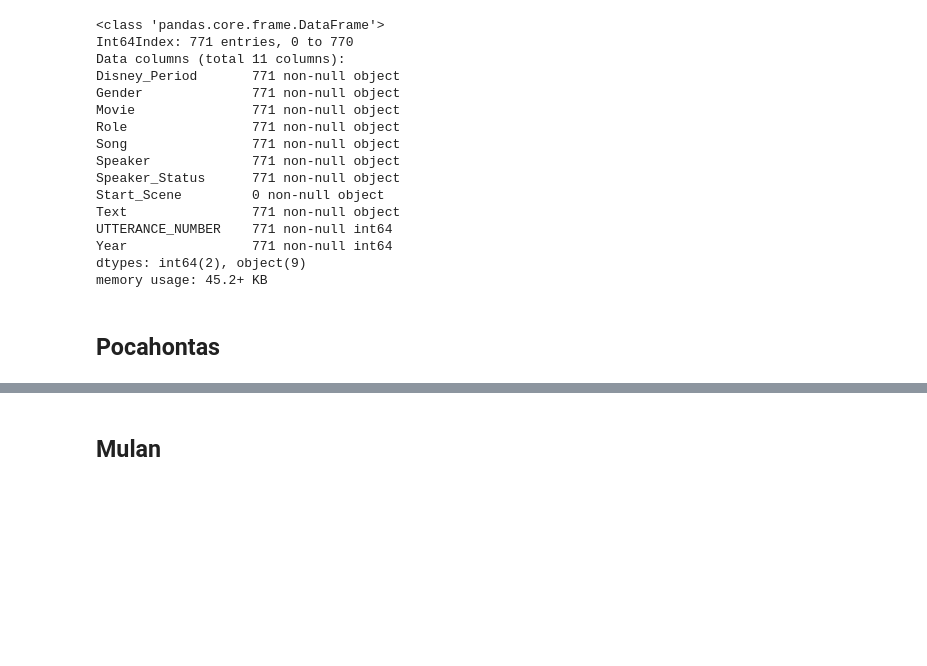
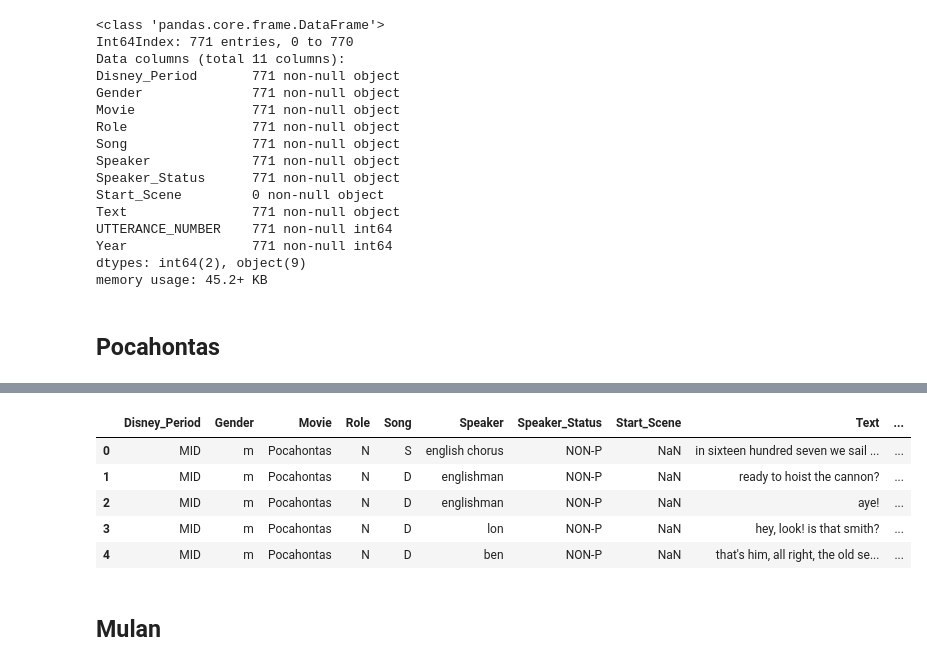
Before and after one commit to Data-Science-for-Linguists-2019/Animated-Movie-Gendered-Dialogue, a Jupyter notebook: code/Disney_Data_Edits.ipynb, the cells around one changed output, grey strips where cells are left out. Saved outputs shown, nothing was run; the diff lists cells and outputs as text; code cells hidden in the pictures; blank space fills up the shorter version.

```diff
--- a/code/Disney_Data_Edits.ipynb
+++ b/code/Disney_Data_Edits.ipynb
@@ -2715,0 +3069,4 @@ b_b.reset_index(drop = True, inplace = True)
+# %%
+poc_songs.extend(list(range(524,533)))
+# %%
+poc_songs.extend([536, 537, 538])
@@ -2715,0 +3097,2 @@ b_b.reset_index(drop = True, inplace = True)
+# %%
+poc_songs.extend(list(range(172,201)))
@@ -2715,0 +3103,3 @@ b_b.reset_index(drop = True, inplace = True)
+# %%
+song_func = partial(is_dialogue, song = poc_songs)
+poc["Song"] = poc.index.map(song_func)
@@ -2716,3 +3130,12 @@ b_b.reset_index(drop = True, inplace = True)
+# %%
+poc.head()
+# %% [output]
+|  | Disney_Period | Gender | Movie | Role | Song | Speaker | Speaker_Status | Start_Scene | Text | ... |
+| 0 | MID | m | Pocahontas | N | S | english chorus | NON-P | NaN | in sixteen hundred seven we sail ... | ... |
+| 1 | MID | m | Pocahontas | N | D | englishman | NON-P | NaN | ready to hoist the cannon? | ... |
+| 2 | MID | m | Pocahontas | N | D | englishman | NON-P | NaN | aye! | ... |
+| 3 | MID | m | Pocahontas | N | D | lon | NON-P | NaN | hey, look! is that smith? | ... |
+| 4 | MID | m | Pocahontas | N | D | ben | NON-P | NaN | that's him, all right, the old se... | ... |
 # %% [markdown]
 ## Mulan
 # %% [markdown]
```
Also changed, not shown: parts of 37 cells of this notebook.
